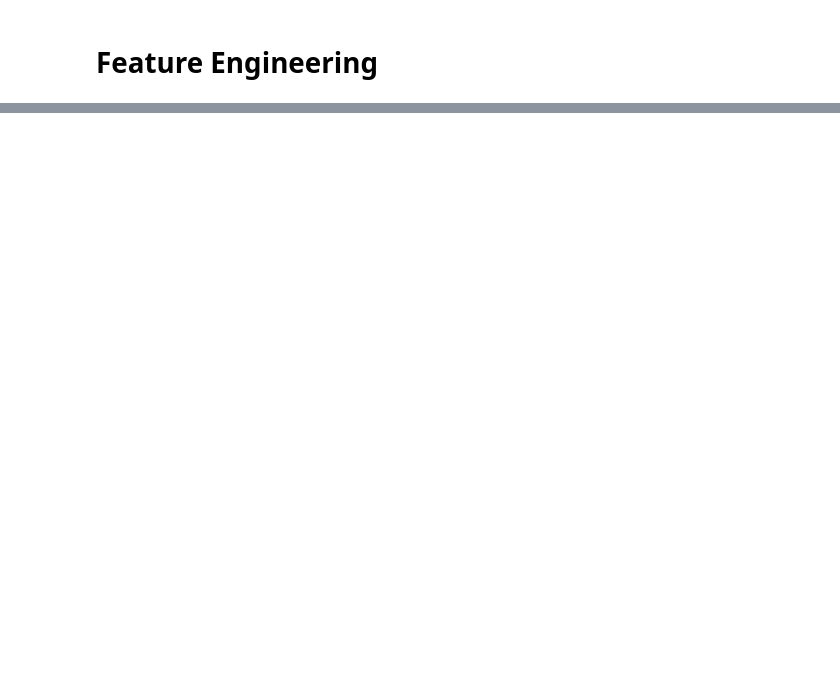
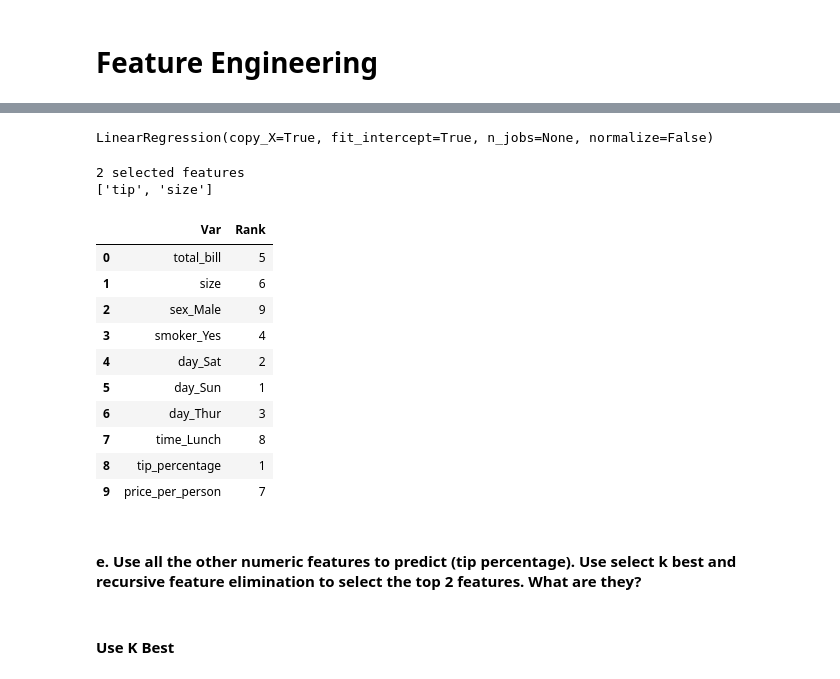
Before and after one commit to dbojado/regression-exercises, a Jupyter notebook: feature_engineering.ipynb, the cells around one changed output, grey strips where cells are left out. Saved outputs shown, nothing was run; the diff lists cells and outputs as text; code cells hidden in the pictures; blank space fills up the shorter version.

```diff
--- a/feature_engineering.ipynb
+++ b/feature_engineering.ipynb
@@ -294,0 +160,4 @@ X_reduced_scaled.columns.tolist()
+# %%
+# Split into train and test
+train_and_validate, test = train_test_split(df, train_size=0.8, random_state=123)
+train, validate = train_test_split(train_and_validate, train_size=0.8, random_state=123)
@@ -294,0 +182,19 @@ X_reduced_scaled.columns.tolist()
+# %%
+# Initialize the f_selector objec
+f_selector = SelectKBest(f_regression, k=2)
+
+# Fit object to our data
+f_selector.fit(X_train, y_train)
+
+X_reduced = f_selector.transform(X_train)
+
+f_mask = f_selector.get_support()
+
+f_feature = X_train.iloc[:,f_mask].columns.tolist()
+
+print(X_train.shape)
+print(X_reduced.shape)
+print(f_mask)
+
+print(str(len(f_feature)), 'selected features')
+print(f_feature)
@@ -294,0 +212,40 @@ X_reduced_scaled.columns.tolist()
+# %%
+# Initialize the RFE object, the number of features to return to be 2
+rfe = RFE(lm, 2)
+# %%
+# Transforming data using RFE
+X_rfe = rfe.fit_transform(X_train,y_train)
+# %%
+#Fitting the data to model
+lm.fit(X_rfe,y_train)
+# %% [output]
+LinearRegression(copy_X=True, fit_intercept=True, n_jobs=None, normalize=False)
+# %%
+# If we want a list of the features that remain, we can use .support_ similar to how we used .get_support() with SelectKBest.
+mask = rfe.support_
+# filter dataframe
+rfe_features = X_train.iloc[:,mask].columns.tolist()
+print(str(len(rfe_features)), 'selected features')
+print(rfe_features)
+# %% [output]
+2 selected features
+['tip', 'size']
+# %%
+var_ranks = rfe.ranking_
+var_names = X_train.columns.tolist()
+
+pd.DataFrame({'Var': var_names, 'Rank': var_ranks})
+# %% [output]
+|  | Var | Rank |
+| 0 | total_bill | 5 |
+| 1 | size | 6 |
+| 2 | sex_Male | 9 |
+| 3 | smoker_Yes | 4 |
+| 4 | day_Sat | 2 |
+| 5 | day_Sun | 1 |
+| 6 | day_Thur | 3 |
+| 7 | time_Lunch | 8 |
+| 8 | tip_percentage | 1 |
+| 9 | price_per_person | 7 |
+# %% [markdown]
+#### e. Use all the other numeric features to predict (tip percentage). Use select k best and recursive feature elimination to select the top 2 features. What are they?
@@ -294,0 +272,2 @@ X_reduced_scaled.columns.tolist()
+# %% [markdown]
+#### Use K Best
```
Also changed, not shown: parts of 80 cells of this notebook.
